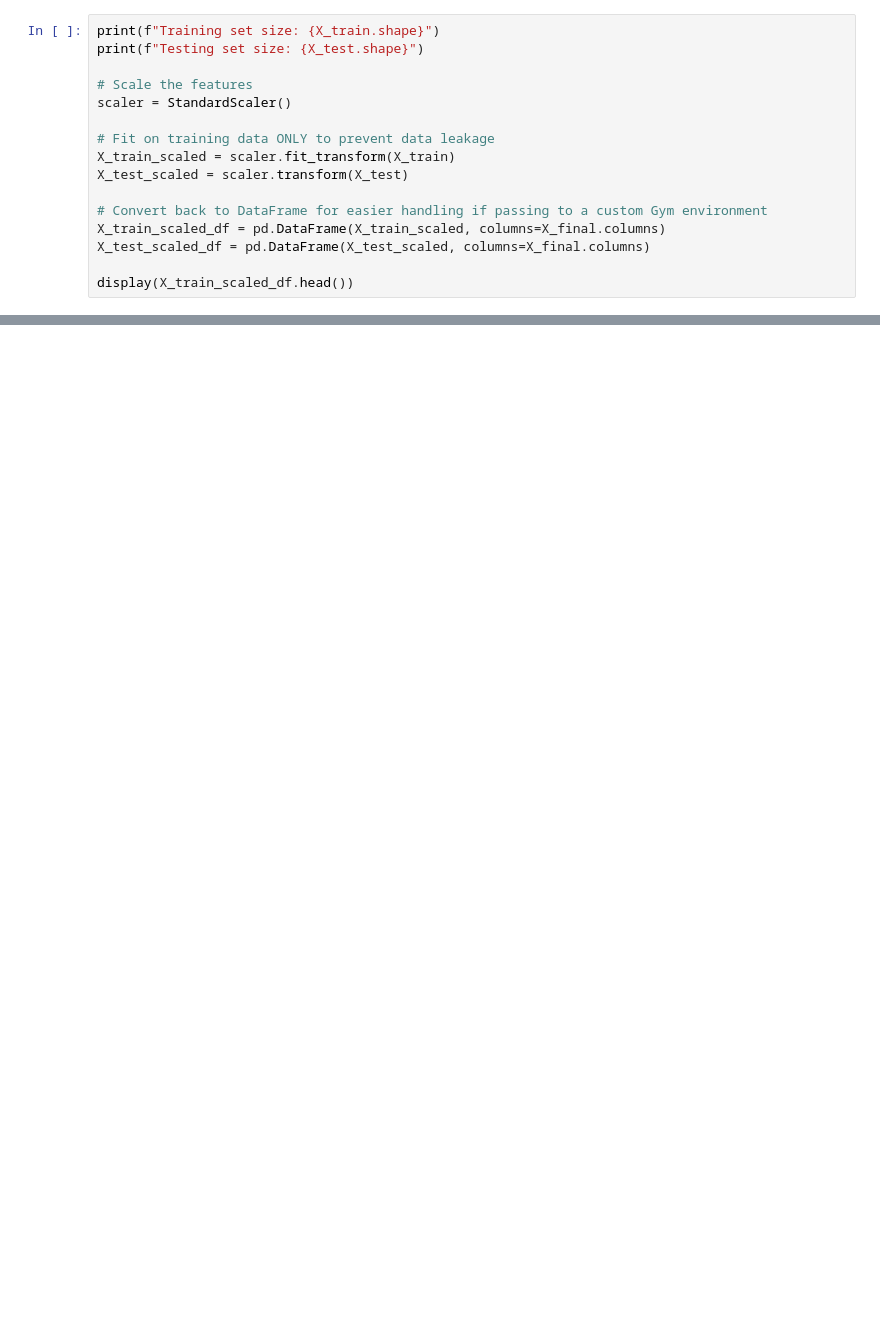
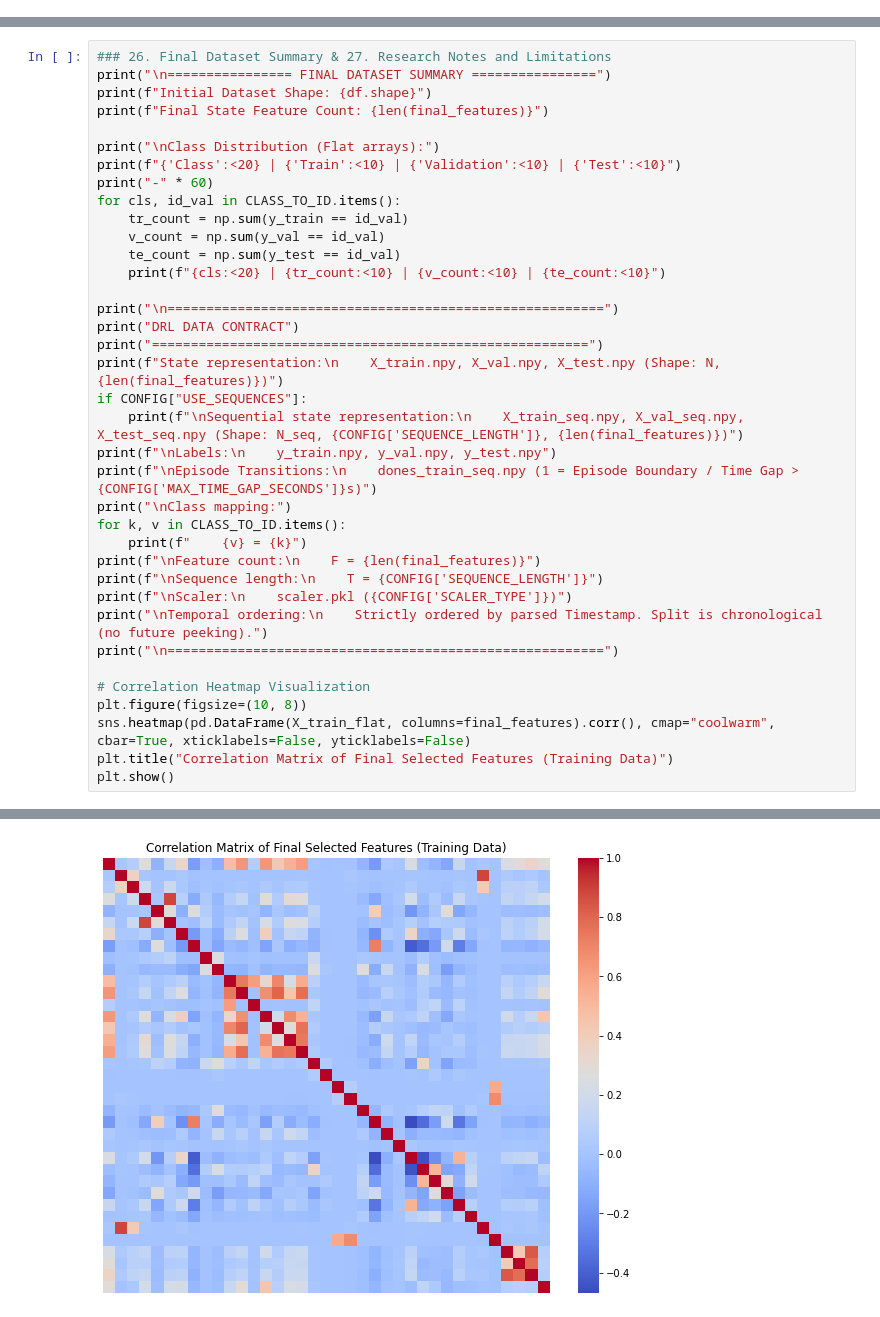
Before and after one commit to emmaraj/CM_MTD, a Jupyter notebook: notebooks/cicids2017.ipynb, the cells around one changed output, grey strips where cells are left out. Saved outputs shown, nothing was run; the diff lists cells and outputs as text; blank space fills up the shorter version.

```diff
--- a/notebooks/cicids2017.ipynb
+++ b/notebooks/cicids2017.ipynb
@@ -225,16 +0,0 @@ Test class counts:  [530219]
-# %%
-print(f"Training set size: {X_train.shape}")
-print(f"Testing set size: {X_test.shape}")
-
-# Scale the features
-scaler = StandardScaler()
-
-# Fit on training data ONLY to prevent data leakage
-X_train_scaled = scaler.fit_transform(X_train)
-X_test_scaled = scaler.transform(X_test)
-
-# Convert back to DataFrame for easier handling if passing to a custom Gym environment
-X_train_scaled_df = pd.DataFrame(X_train_scaled, columns=X_final.columns)
-X_test_scaled_df = pd.DataFrame(X_test_scaled, columns=X_final.columns)
-
-display(X_train_scaled_df.head())
@@ -285,0 +675,38 @@ Preprocessing complete. Data saved for LSTM/HDRL ingestion.
+# %%
+### 26. Final Dataset Summary & 27. Research Notes and Limitations
+print("\n================ FINAL DATASET SUMMARY ================")
+print(f"Initial Dataset Shape: {df.shape}")
+print(f"Final State Feature Count: {len(final_features)}")
+
+print("\nClass Distribution (Flat arrays):")
+print(f"{'Class':<20} | {'Train':<10} | {'Validation':<10} | {'Test':<10}")
+print("-" * 60)
+for cls, id_val in CLASS_TO_ID.items():
+    tr_count = np.sum(y_train == id_val)
+    v_count = np.sum(y_val == id_val)
+    te_count = np.sum(y_test == id_val)
+    print(f"{cls:<20} | {tr_count:<10} | {v_count:<10} | {te_count:<10}")
+
+print("\n========================================================")
+print("DRL DATA CONTRACT")
+print("========================================================")
+print(f"State representation:\n    X_train.npy, X_val.npy, X_test.npy (Shape: N, {len(final_features)})")
+if CONFIG["USE_SEQUENCES"]:
+    print(f"\nSequential state representation:\n    X_train_seq.npy, X_val_seq.npy, X_test_seq.npy (Shape: N_seq, {CONFIG['SEQUENCE_LENGTH']}, {len(final_features)})")
+print(f"\nLabels:\n    y_train.npy, y_val.npy, y_test.npy")
+print(f"\nEpisode Transitions:\n    dones_train_seq.npy (1 = Episode Boundary / Time Gap > {CONFIG['MAX_TIME_GAP_SECONDS']}s)")
+print("\nClass mapping:")
+for k, v in CLASS_TO_ID.items():
+    print(f"    {v} = {k}")
+print(f"\nFeature count:\n    F = {len(final_features)}")
+print(f"\nSequence length:\n    T = {CONFIG['SEQUENCE_LENGTH']}")
+print(f"\nScaler:\n    scaler.pkl ({CONFIG['SCALER_TYPE']})")
+print("\nTemporal ordering:\n    Strictly ordered by parsed Timestamp. Split is chronological (no future peeking).")
+print("\n========================================================")
+
+# Correlation Heatmap Visualization
+plt.figure(figsize=(10, 8))
+sns.heatmap(pd.DataFrame(X_train_flat, columns=final_features).corr(), cmap="coolwarm", cbar=True, xticklabels=False, yticklabels=False)
+plt.title("Correlation Matrix of Final Selected Features (Training Data)")
+plt.show()
+# %% [output]
@@ -285,0 +730 @@ Preprocessing complete. Data saved for LSTM/HDRL ingestion.
+[figure, added]
```
Also changed, not shown: parts of 42 cells of this notebook, 4 other files.
